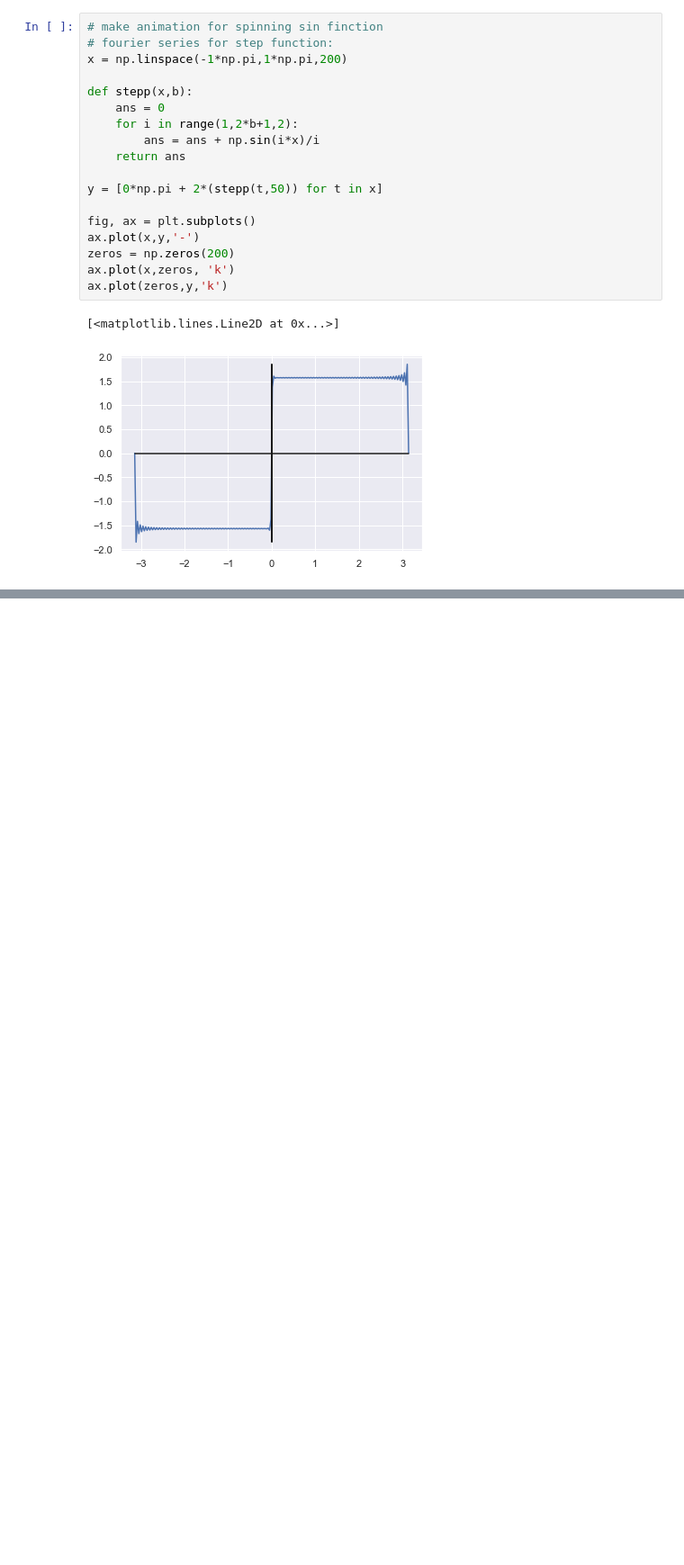
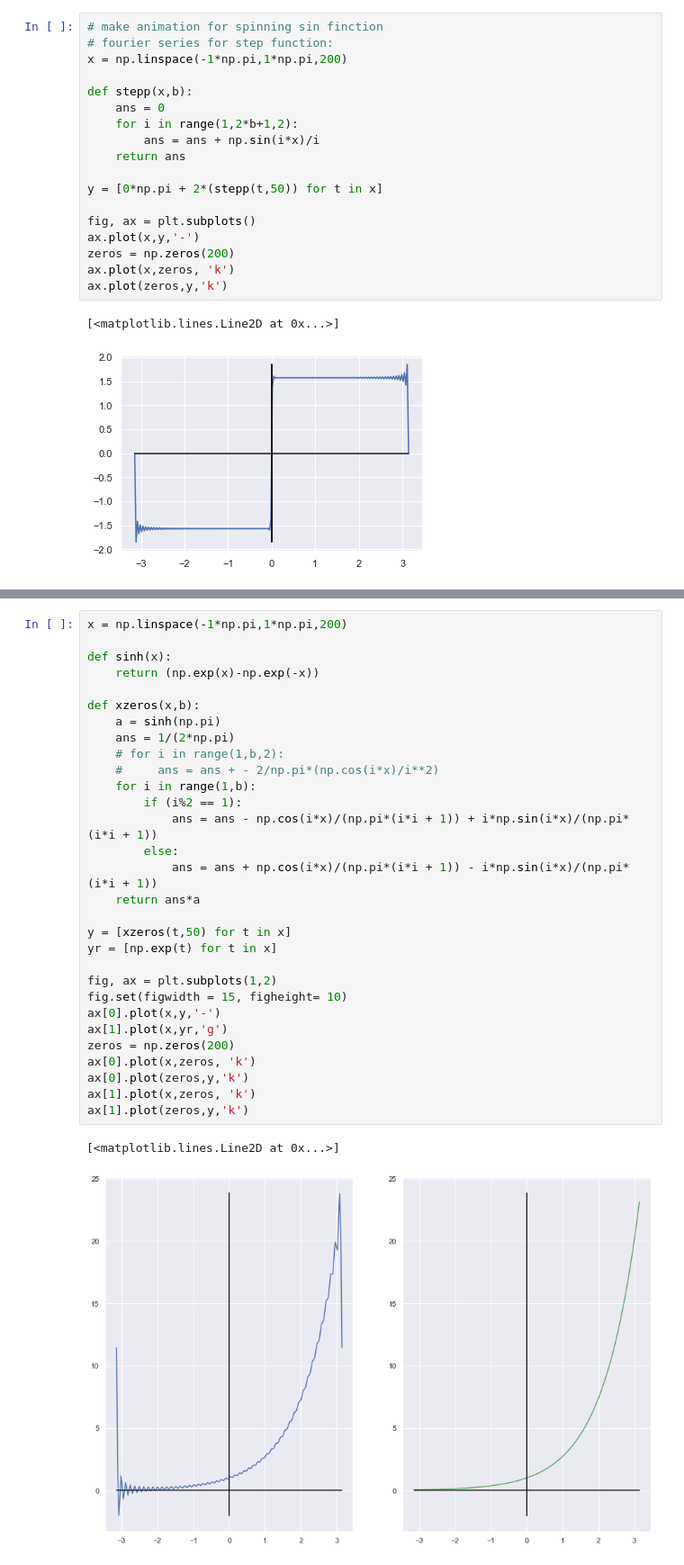
Before and after one commit to Gaurav17Joshi/Maths, a Jupyter notebook: diffeq1.ipynb, the cells around one changed output, grey strips where cells are left out. Shown at 90% size. Saved outputs shown, nothing was run; the diff lists cells and outputs as text; blank space fills up the shorter version.

```diff
--- a/diffeq1.ipynb
+++ b/diffeq1.ipynb
@@ -76,0 +75,33 @@ ax.plot(zeros,y,'k')
+# %%
+x = np.linspace(-1*np.pi,1*np.pi,200)
+
+def sinh(x):
+    return (np.exp(x)-np.exp(-x))
+
+def xzeros(x,b):
+    a = sinh(np.pi)
+    ans = 1/(2*np.pi)
+    # for i in range(1,b,2):
+    #     ans = ans + - 2/np.pi*(np.cos(i*x)/i**2)
+    for i in range(1,b):
+        if (i%2 == 1):
+            ans = ans - np.cos(i*x)/(np.pi*(i*i + 1)) + i*np.sin(i*x)/(np.pi*(i*i + 1))
+        else:
+            ans = ans + np.cos(i*x)/(np.pi*(i*i + 1)) - i*np.sin(i*x)/(np.pi*(i*i + 1))
+    return ans*a
+
+y = [xzeros(t,50) for t in x]
+yr = [np.exp(t) for t in x]
+
+fig, ax = plt.subplots(1,2)
+fig.set(figwidth = 15, figheight= 10)
+ax[0].plot(x,y,'-')
+ax[1].plot(x,yr,'g')
+zeros = np.zeros(200)
+ax[0].plot(x,zeros, 'k')
+ax[0].plot(zeros,y,'k')
+ax[1].plot(x,zeros, 'k')
+ax[1].plot(zeros,y,'k')
+# %% [output]
+[<matplotlib.lines.Line2D at 0x...>]
+[figure, added]
```
Also changed, not shown: parts of 1 cell of this notebook.
